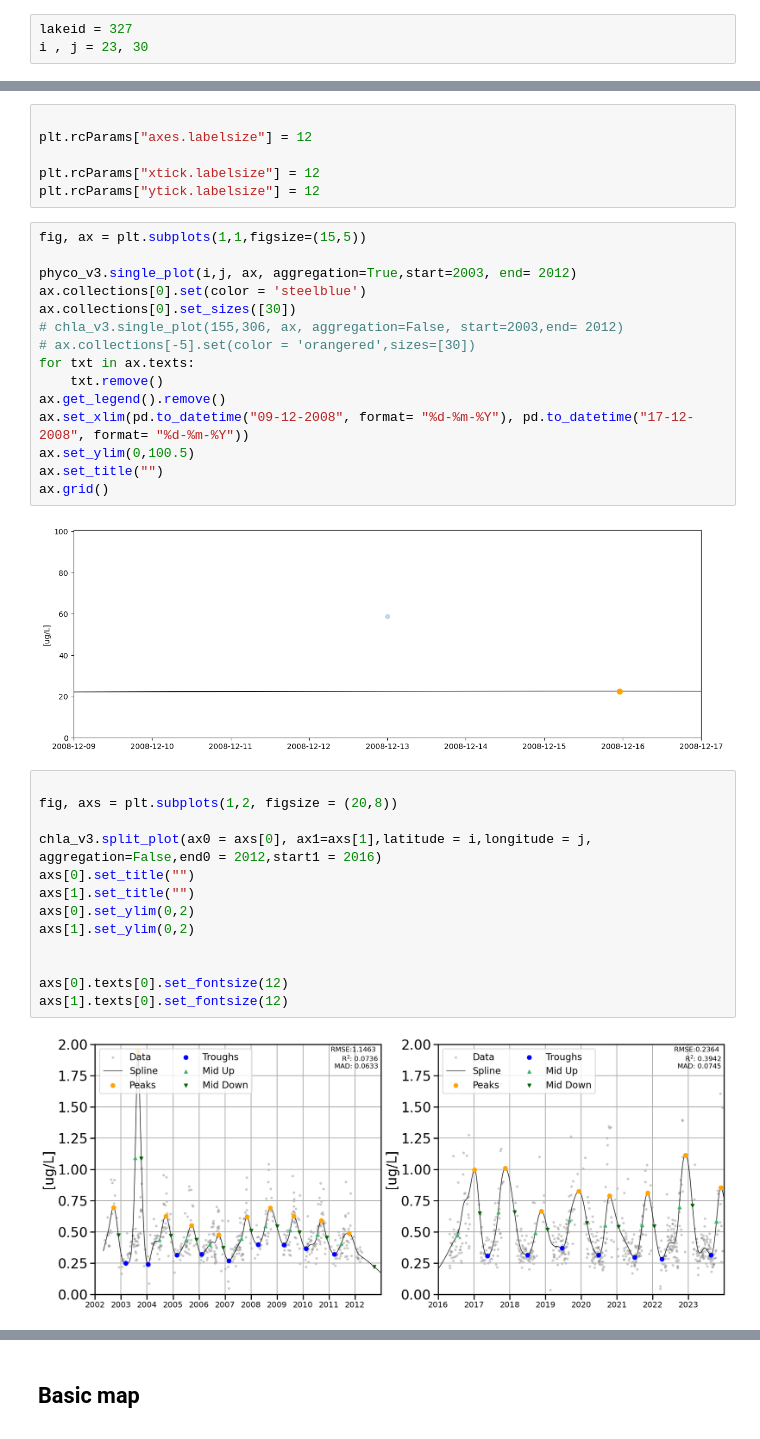
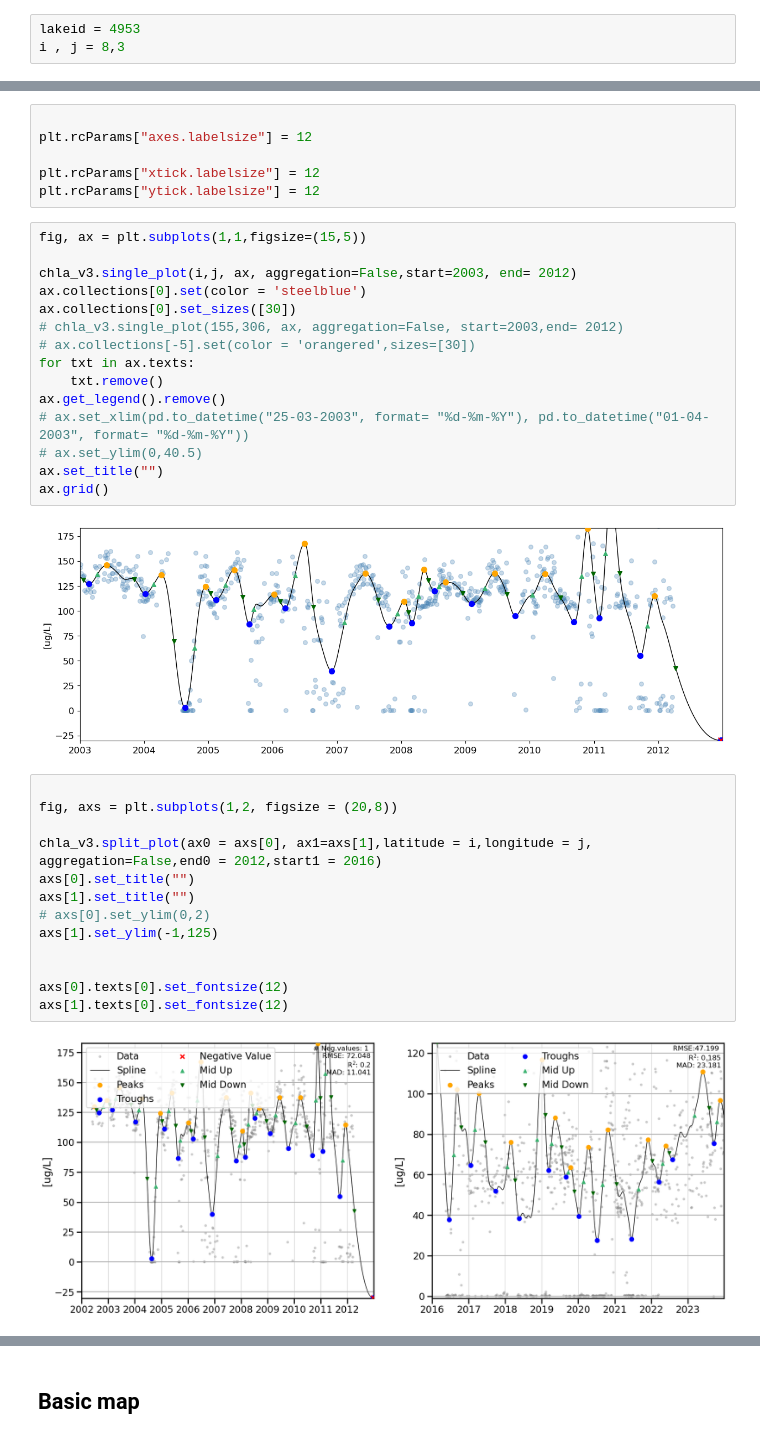
Before and after one commit to eawag-surface-waters-research/cci-cyano-production, a Jupyter notebook: notebooks/presentation_plotting.ipynb, the cells around one changed output, grey strips where cells are left out. Saved outputs shown, nothing was run; the diff lists cells and outputs as text.

```diff
--- a/notebooks/presentation_plotting.ipynb
+++ b/notebooks/presentation_plotting.ipynb
@@ -8,8 +9,8 @@ import matplotlib.pyplot as plt
 import numpy as np
 import pandas as pd
 # %%
-lakeid = 327
-i , j = 23, 30
+lakeid = 4953
+i , j = 8,3
 # %%
 # version 3.1
 pc_phenology_path_v3 = f"D:\\lakecci_data\\raw\\v3.1\\phenology\\phycocyanin\\{lakeid}.nc"
@@ -54,7 +55,7 @@ plt.rcParams["ytick.labelsize"] = 12
 # %%
 fig, ax = plt.subplots(1,1,figsize=(15,5))
 
-phyco_v3.single_plot(i,j, ax, aggregation=True,start=2003, end= 2012)
+chla_v3.single_plot(i,j, ax, aggregation=False,start=2003, end= 2012)
 ax.collections[0].set(color = 'steelblue')
 ax.collections[0].set_sizes([30])
 # chla_v3.single_plot(155,306, ax, aggregation=False, start=2003,end= 2012)
@@ -62,24 +63,24 @@ ax.collections[0].set_sizes([30])
 for txt in ax.texts:
     txt.remove()
 ax.get_legend().remove()
-ax.set_xlim(pd.to_datetime("09-12-2008", format= "%d-%m-%Y"), pd.to_datetime("17-12-2008", format= "%d-%m-%Y"))
-ax.set_ylim(0,100.5)
+# ax.set_xlim(pd.to_datetime("25-03-2003", format= "%d-%m-%Y"), pd.to_datetime("01-04-2003", format= "%d-%m-%Y"))
+# ax.set_ylim(0,40.5)
 ax.set_title("")
 ax.grid()
 # %% [output]
-[figure, old version]
+[figure, new version]
 # %%
 
 fig, axs = plt.subplots(1,2, figsize = (20,8))
 
 chla_v3.split_plot(ax0 = axs[0], ax1=axs[1],latitude = i,longitude = j, aggregation=False,end0 = 2012,start1 = 2016)
 axs[0].set_title("")
 axs[1].set_title("")
-axs[0].set_ylim(0,2)
-axs[1].set_ylim(0,2)
+# axs[0].set_ylim(0,2)
+axs[1].set_ylim(-1,125)
 
 
 axs[0].texts[0].set_fontsize(12)
 axs[1].texts[0].set_fontsize(12)
 # %% [output]
-[figure, old version]
+[figure, new version]
```
Also changed, not shown: parts of 25 cells of this notebook.
